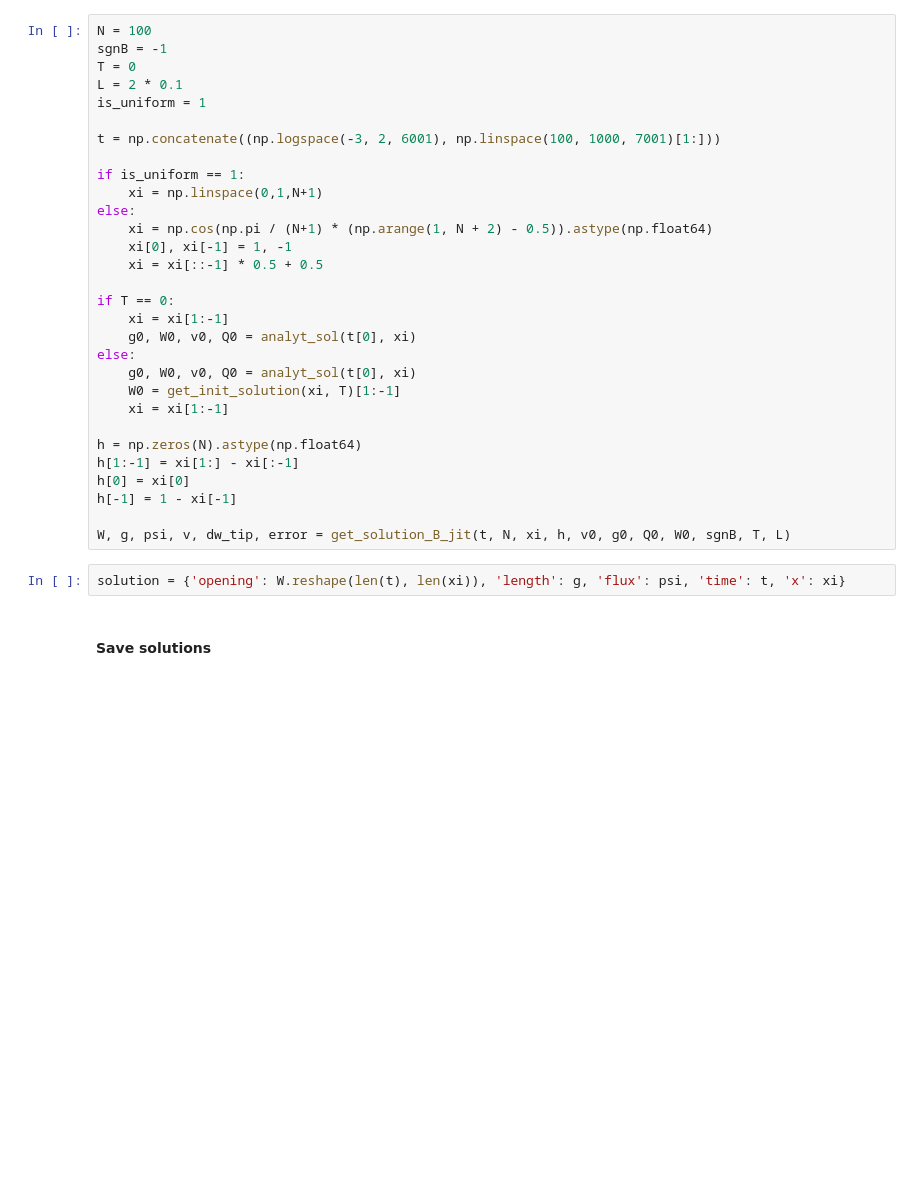
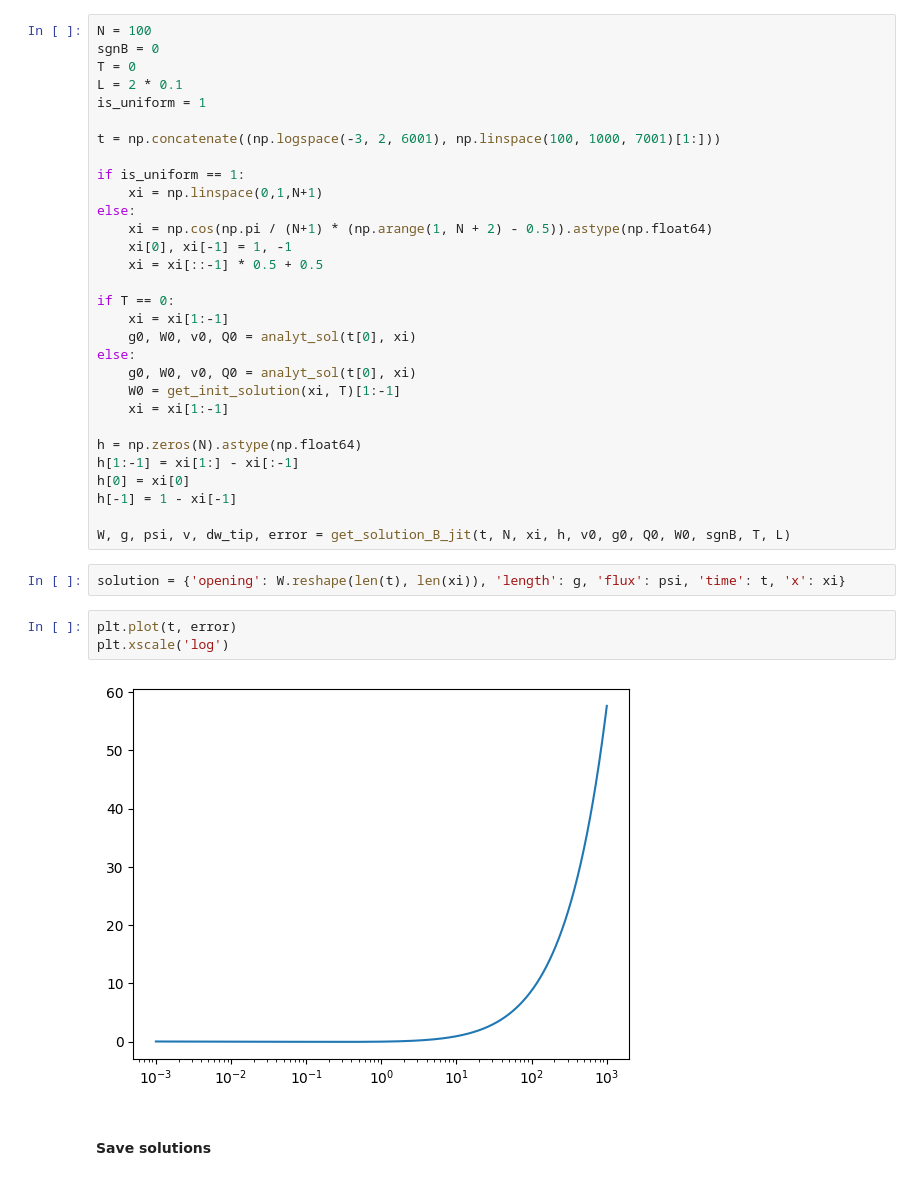
Before and after one commit to dashadem/CO2lovers, a Jupyter notebook: nonlinear.ipynb, the cells around one changed output. Cells and saved outputs as stored; diff of their text form; blank space fills up the shorter version.

Commit message:
plot

```diff
--- a/nonlinear.ipynb
+++ b/nonlinear.ipynb
@@ -814,7 +814,7 @@ check_balance(g, w, tau, psi0, psi, )
 ### solving
 # %%
 N = 100
-sgnB = -1
+sgnB = 0
 T = 0
 L = 2 * 0.1
 is_uniform = 1
@@ -844,6 +844,11 @@ h[-1] = 1 - xi[-1]
 W, g, psi, v, dw_tip, error = get_solution_B_jit(t, N, xi, h, v0, g0, Q0, W0, sgnB, T, L)
 # %%
 solution = {'opening': W.reshape(len(t), len(xi)), 'length': g, 'flux': psi, 'time': t, 'x': xi}
+# %%
+plt.plot(t, error)
+plt.xscale('log')
+# %% [output]
+[figure, added]
 # %% [markdown]
 #### Save solutions
 # %%
```
